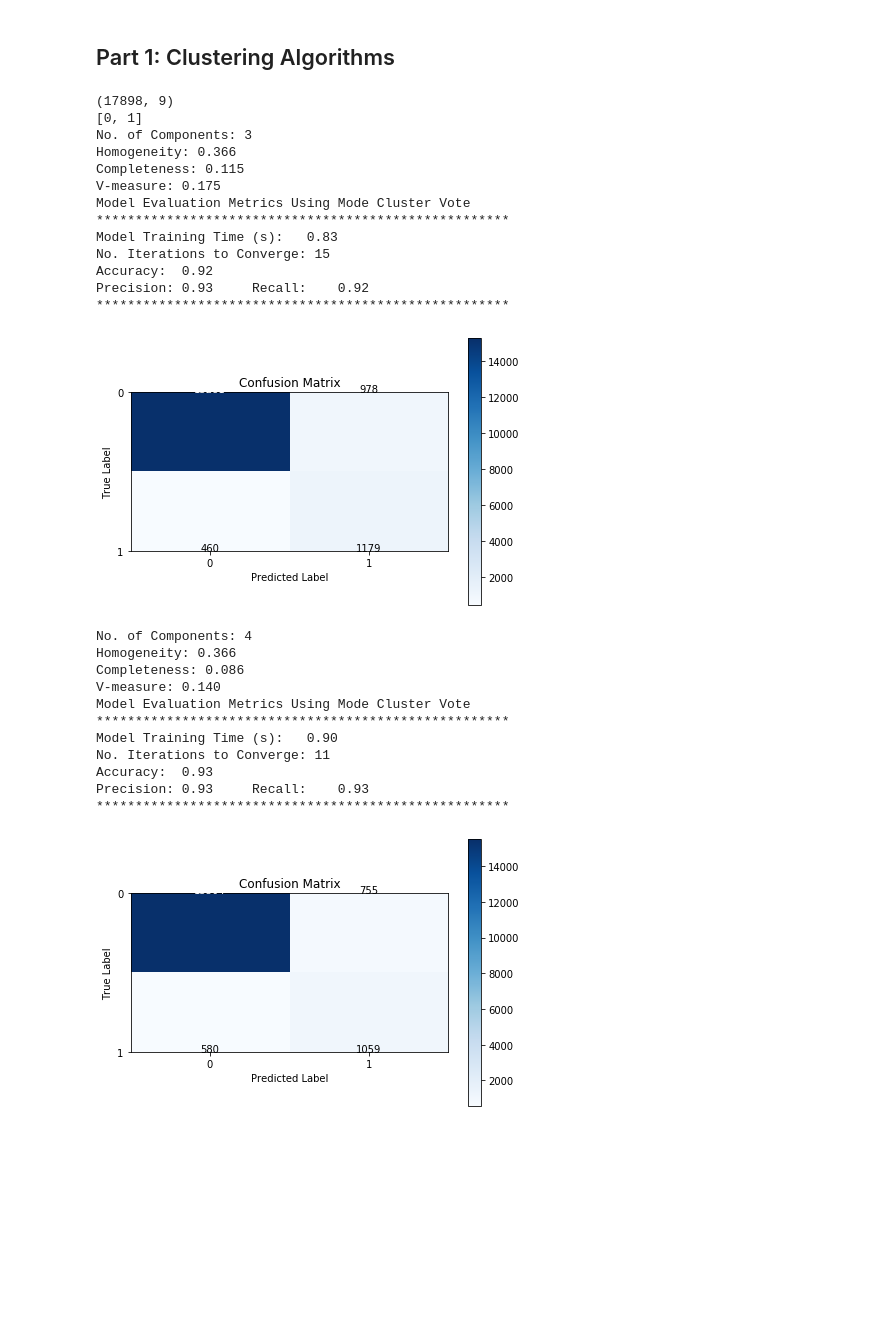
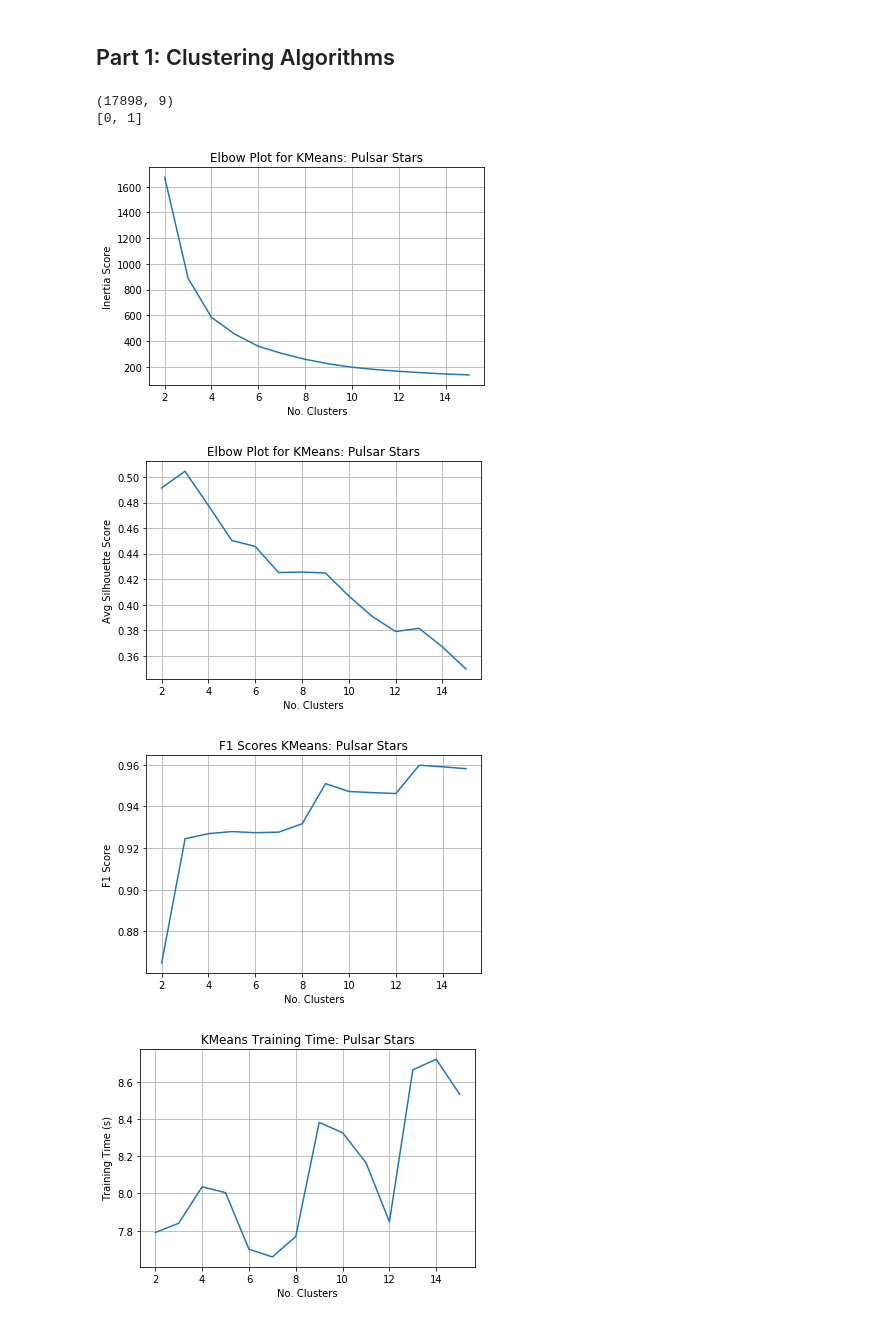
Before and after one commit to netcsc/unsupervised-learning-ML, a Jupyter notebook: main.ipynb, the cells around one changed output. Saved outputs shown, nothing was run; the diff lists cells and outputs as text; code cells hidden in the pictures; blank space fills up the shorter version.

```diff
--- a/main.ipynb
+++ b/main.ipynb
@@ -247,33 +305,15 @@ def kmeans_evaluate(X, y, n_comp):
 # %%
-X, y = load_data("pulsar_stars.csv")
+filename = "pulsar_stars.csv"
+#filename = "falldeteciton.csv"
+X, y = load_data(filename)
 X = normalize(X)
-#kmeans_cluster(X,y,'Pulsar Stars')
-kmeans_evaluate(X,y,3)
-kmeans_evaluate(X,y,4)
+kmeans_cluster(X,y,'Pulsar Stars')
+#kmeans_evaluate(X,y,3)
+#kmeans_evaluate(X,y,4)
 # %% [output]
 (17898, 9)
 [0, 1]
-No. of Components: 3
-Homogeneity: 0.366
-Completeness: 0.115
-V-measure: 0.175
-Model Evaluation Metrics Using Mode Cluster Vote
-*****************************************************
-Model Training Time (s):   0.83
-No. Iterations to Converge: 15
-Accuracy:  0.92
-Precision: 0.93     Recall:    0.92
-*****************************************************
-[figure, old version]
+[figure, new version]
-No. of Components: 4
-Homogeneity: 0.366
-Completeness: 0.086
-V-measure: 0.140
-Model Evaluation Metrics Using Mode Cluster Vote
-*****************************************************
-Model Training Time (s):   0.90
-No. Iterations to Converge: 11
-Accuracy:  0.93
-Precision: 0.93     Recall:    0.93
-*****************************************************
-[figure, old version]
+[figure, new version]
+[figure, added]
+[figure, added]
```
Also changed, not shown: parts of 3 cells of this notebook.
